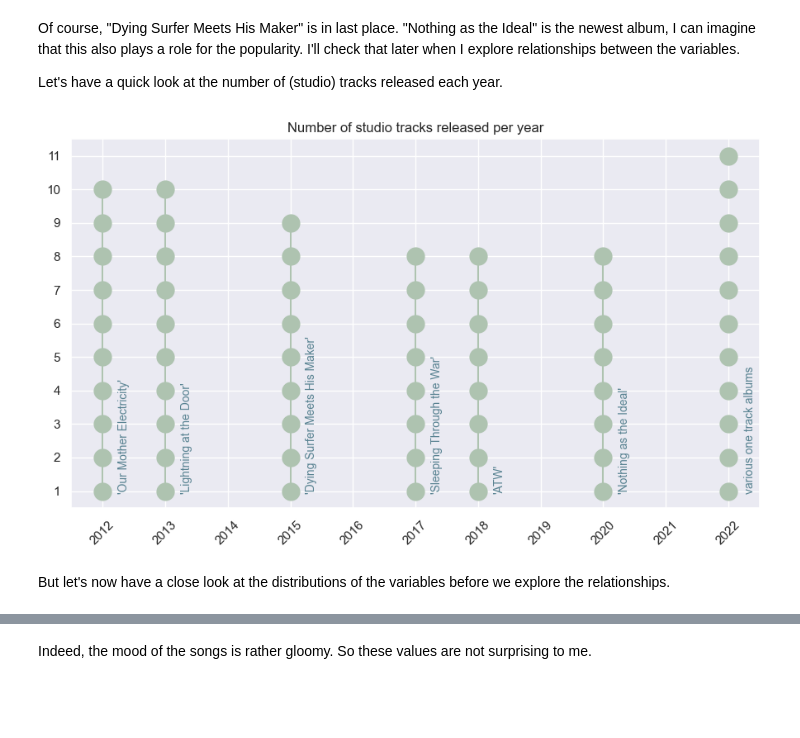
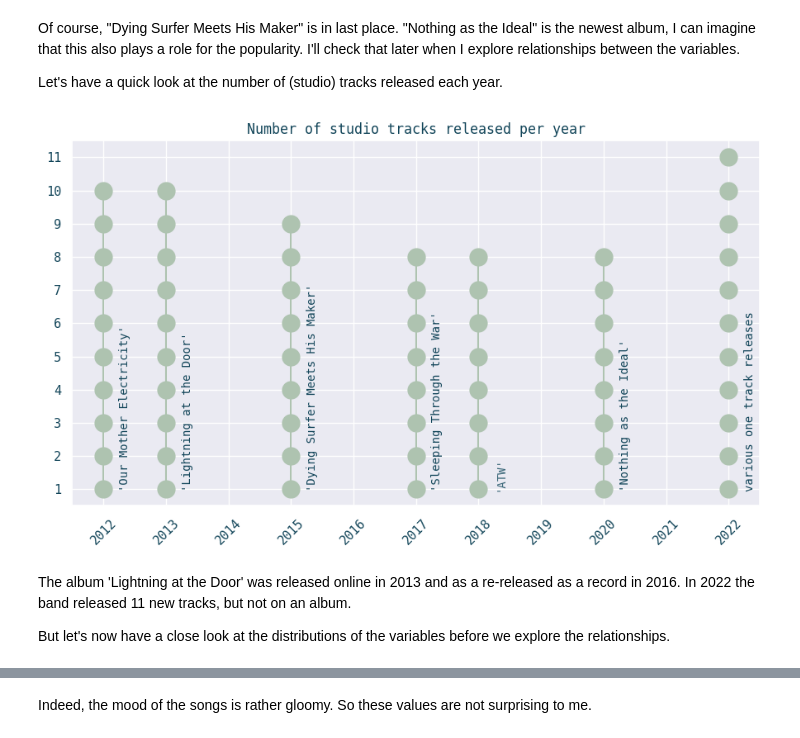
Before and after one commit to scheinmensch/Spotify, a Jupyter notebook: AllThemWitches.ipynb, the cells around one changed output, grey strips where cells are left out. Saved outputs shown, nothing was run; the diff lists cells and outputs as text; code cells hidden in the pictures; blank space fills up the shorter version.

```diff
--- a/AllThemWitches.ipynb
+++ b/AllThemWitches.ipynb
@@ -5,8 +6,10 @@ import matplotlib.pyplot as plt
 from matplotlib.dates import YearLocator
 import numpy as np
 # %%
+# plot settings
 sns.set()
-c_pal = ["#01161e","#124559","#598392","#aec3b0","#eff6e0"]
+plt.rcParams['font.family'] = 'monospace'
+c_pal = ["#124559","#366476","#598392","#aec3b0","#eff6e0"]
 fig, ax = plt.subplots(figsize=(5, 0.5))
 for i, color in enumerate(c_pal):
     ax.add_patch(plt.Rectangle((i, 0), 1, 1, color=color))
@@ -215,28 +223,30 @@ counts = atw.groupby(atw['album_release_date'].dt.to_period('Y'))['id'].count()
 # %%
 plt.figure(figsize=(9, 5.5))
 for date, count in counts.items():
     y_values = list(range(1, count + 1))
     plt.plot([date.to_timestamp()] * count, y_values, marker='o', color='#aec3b0', markersize=15, linestyle='None')
     if date.year  in [2012, 2013, 2015, 2017, 2018, 2020]:
         plt.plot([date.to_timestamp(), date.to_timestamp()], [1, count], color='#aec3b0', linestyle='-')
 
 plt.xlabel('')
 plt.ylabel('')
-plt.title('Number of studio tracks released per year')
+plt.title('Number of studio tracks released per year', color='#124559')
 plt.gca().xaxis.set_major_locator(YearLocator())
-plt.text(pd.Timestamp('2012-04-01'), 1, "'Our Mother Electricity'", fontsize=10, rotation=90, color='#598392')
-plt.text(pd.Timestamp('2013-04-01'), 1, "'Lightning at the Door'", fontsize=10, rotation=90, color='#598392')
-plt.text(pd.Timestamp('2015-04-01'), 1, "'Dying Surfer Meets His Maker'", fontsize=10, rotation=90, color='#598392')
-plt.text(pd.Timestamp('2017-04-01'), 1, "'Sleeping Through the War'", fontsize=10, rotation=90, color='#598392')
-plt.text(pd.Timestamp('2018-04-01'), 1, "'ATW'", fontsize=10, rotation=90, color='#598392')
-plt.text(pd.Timestamp('2020-04-01'), 1, "'Nothing as the Ideal'", fontsize=10, rotation=90, color='#598392')
-plt.text(pd.Timestamp('2022-04-01'), 1, "various one track albums", fontsize=10, rotation=90, color='#598392')
-plt.yticks(range(1, 12))
+plt.text(pd.Timestamp('2012-04-01'), 1, "'Our Mother Electricity'", fontsize=10, rotation=90, color='#124559')
+plt.text(pd.Timestamp('2013-04-01'), 1, "'Lightning at the Door'", fontsize=10, rotation=90, color='#124559')
+plt.text(pd.Timestamp('2015-04-01'), 1, "'Dying Surfer Meets His Maker'", fontsize=10, rotation=90, color='#124559')
+plt.text(pd.Timestamp('2017-04-01'), 1, "'Sleeping Through the War'", fontsize=10, rotation=90, color='#124559')
+plt.text(pd.Timestamp('2018-04-01'), 1, "'ATW'", fontsize=10, rotation=90, color='#366476')
+plt.text(pd.Timestamp('2020-04-01'), 1, "'Nothing as the Ideal'", fontsize=10, rotation=90, color='#124559')
+plt.text(pd.Timestamp('2022-04-01'), 1, "various one track releases", fontsize=10, rotation=90, color='#124559')
+plt.yticks(range(1, 12), color='#124559')
 plt.ylim(0.5, 11.5)
-plt.xticks(rotation=45)
+plt.xticks(rotation=45, color='#124559')
 plt.tight_layout()
 plt.show()
 # %% [output]
-[figure, old version]
+[figure, new version]
 # %% [markdown]
+The album 'Lightning at the Door' was released online in 2013 and as a re-released as a record in 2016. In 2022 the band released 11 new tracks, but not on an album.
+
 But let's now have a close look at the distributions of the variables before we explore the relationships.
```
Also changed, not shown: parts of 23 cells of this notebook.
